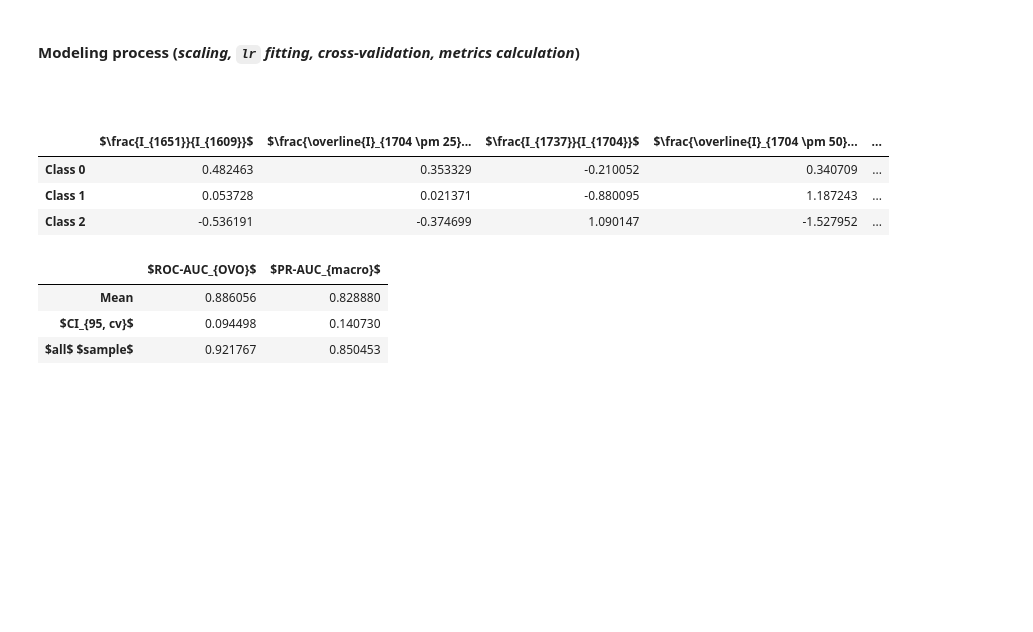
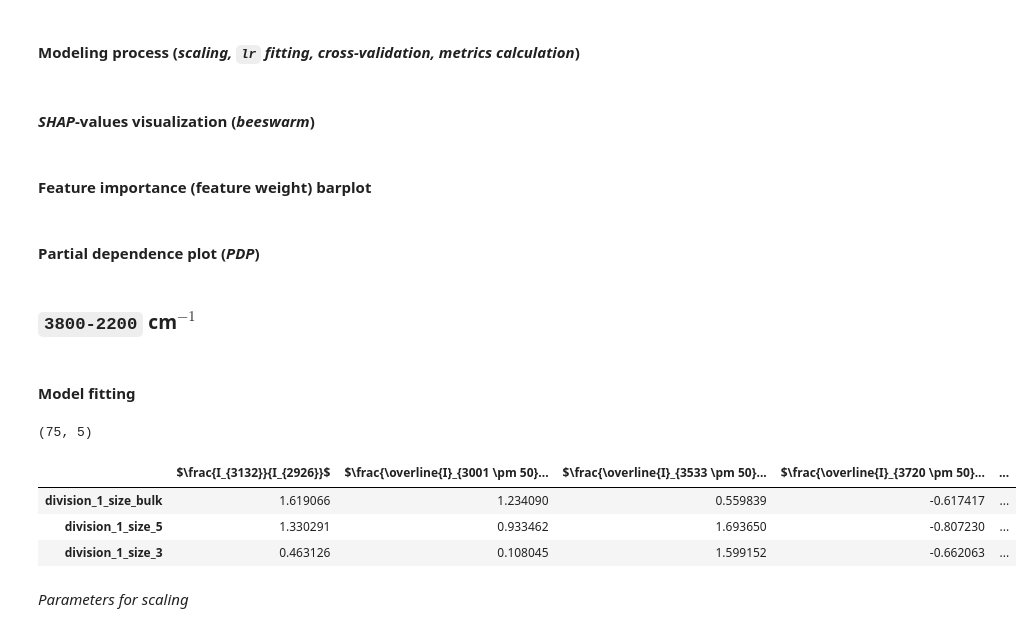
Before and after one commit to Fltvv/go-ftir-sfa, a Jupyter notebook: code/04a_modeling_lr.ipynb, the cells around one changed output. Drawn from its saved outputs; the diff is of its cells as text; code cells hidden in the pictures; blank space fills up the shorter version.

```diff
--- a/code/04a_modeling_lr.ipynb
+++ b/code/04a_modeling_lr.ipynb
@@ -257,7 +274,7 @@ with tqdm_joblib(desc='Calculation progress', total=len(features_list)):
 # %%
 of_metrics_df = pd.DataFrame(results)
 
-of_metrics_df = of_metrics_df.sort_values(by=['$ROC-AUC_{ovo}^{CV}$', '$ROC-AUC_{ovo}$'], ascending=[False, False])
+of_metrics_df = of_metrics_df.sort_values(by=['$ROC-AUC_{ovr}^{CV}$', '$ROC-AUC_{ovr}$'], ascending=[False, False])
 
 print(of_metrics_df.shape)
 of_metrics_df.head(3)
@@ -649,9 +671,9 @@ selected_feats_3800_2200, selection_log_3800_2200 = forward_selection_parallel(
     features_df=features_df,
     target=target,
     candidate_features=candidate_features_3800_2200,
-    scoring='roc_auc_ovo',
+    scoring='roc_auc_ovr',
     min_uplift=0.002,
-    max_features=7,
+    max_features=5,
     use_cv=True,
     cv_folds=5,
     n_jobs=-1
@@ -769,13 +791,13 @@ plt.show()
 # %% [markdown]
 #### Modeling process (*scaling, `lr` fitting, cross-validation, metrics calculation*)
 # %%
-def run_logreg_analysis(df, feature_list, target, cv_folds=5, random_state=42):
+def logreg_analysis(df, feature_list, target, cv_folds=5, random_state=42):
     X = df[feature_list].copy()
     y = target.copy()
 
-    def roc_auc_ovo_metric(estimator, X, y_true):
+    def roc_auc_ovr_metric(estimator, X, y_true):
         y_pred_proba = estimator.predict_proba(X)
-        return roc_auc_score(y_true, y_pred_proba, multi_class='ovo', average='macro')
+        return roc_auc_score(y_true, y_pred_proba, multi_class='ovr', average='macro')
 
     def pr_auc_macro_metric(estimator, X, y_true):
         y_pred_proba = estimator.predict_proba(X)
@@ -783,7 +805,7 @@ def run_logreg_analysis(df, feature_list, target, cv_folds=5, random_state=42):
 
     clf_cv = Pipeline([
         ('scaler', StandardScaler()),
-        ('logreg', LogisticRegression(multi_class='multinomial', solver='lbfgs', max_iter=1000, random_state=random_state))
+        ('logreg', LogisticRegression(multi_class='ovr', solver='lbfgs', max_iter=1000, random_state=random_state))
     ])
 
     skf = StratifiedKFold(n_splits=cv_folds, shuffle=True, random_state=random_state)
@@ -792,24 +814,31 @@ def run_logreg_analysis(df, feature_list, target, cv_folds=5, random_state=42):
         clf_cv, X, y,
         cv=skf,
         scoring={
-            'roc_auc_ovo': roc_auc_ovo_metric,
+            'roc_auc_ovr': roc_auc_ovr_metric,
             'pr_auc_macro': pr_auc_macro_metric
         },
         return_train_score=False
     )
 
     scaler = StandardScaler()
-    X_scaled = scaler.fit_transform(X)
+    X_scaled = X.copy()
+    X_scaled.iloc[:, :] = scaler.fit_transform(X_scaled)
 
-    clf = LogisticRegression(multi_class='multinomial', solver='lbfgs', max_iter=1000, random_state=random_state)
+    clf = LogisticRegression(multi_class='ovr', solver='lbfgs', max_iter=1000, random_state=random_state)
     clf.fit(X_scaled, y)
 
     y_proba = clf.predict_proba(X_scaled)
-    roc_auc_full = roc_auc_score(y, y_proba, multi_class='ovo', average='macro')
+    roc_auc_full = roc_auc_score(y, y_proba, multi_class='ovr', average='macro')
     pr_auc_full = average_precision_score(y, y_proba, average='macro')
 
     coef_df = pd.DataFrame(clf.coef_, columns=feature_list, index=[f'Class {c}' for c in clf.classes_])
     coef_df['Intercept'] = clf.intercept_
+
+    scaler_df = pd.DataFrame({
+        'Feature': feature_list,
+        'Mean': scaler.mean_,
+        'Std': scaler.scale_
+    })
 
     def ci95(series):
         mean = np.mean(series)
@@ -819,11 +848,11 @@ def run_logreg_analysis(df, feature_list, target, cv_folds=5, random_state=42):
         margin = t_score * std / np.sqrt(n)
         return mean, margin
 
-    roc_auc_mean, roc_auc_ci = ci95(cv_results['test_roc_auc_ovo'])
+    roc_auc_mean, roc_auc_ci = ci95(cv_results['test_roc_auc_ovr'])
     pr_auc_mean, pr_auc_ci = ci95(cv_results['test_pr_auc_macro'])
 
     metrics_df = pd.DataFrame({
-        '$ROC-AUC_{OVO}$': {
+        '$ROC-AUC_{ovr}$': {
             'Mean': roc_auc_mean,
             '$CI_{95, cv}$': roc_auc_ci,
             '$all$ $sample$': roc_auc_full
@@ -835,4 +864,6 @@ def run_logreg_analysis(df, feature_list, target, cv_folds=5, random_state=42):
         }
     })
 
-    return clf, coef_df, metrics_df
+    return clf, X_scaled, scaler_df, coef_df, metrics_df
+# %% [markdown]
+#### *SHAP*-values visualization (*beeswarm*)
@@ -838,0 +914,2 @@ def run_logreg_analysis(df, feature_list, target, cv_folds=5, random_state=42):
+# %% [markdown]
+#### Feature importance (feature weight) barplot
@@ -839,20 +945,23 @@ def run_logreg_analysis(df, feature_list, target, cv_folds=5, random_state=42):
+# %% [markdown]
+#### Partial dependence plot (*PDP*)
 # %% [markdown]
-###
+### `3800-2200` cm$^{-1}$
+# %% [markdown]
+#### Model fitting
 # %%
-model, coef_df, metrics_df = run_logreg_analysis(
+model, X_scaled, scaler_df, coef_df, metrics_df = logreg_analysis(
     df=features_df,
-    feature_list=selected_feats_1900_800,
+    feature_list=selected_feats_3800_2200,
     target=target
 )
 
-display(coef_df)
-display(metrics_df)
+print(X_scaled.shape)
+X_scaled.head(3)
 # %% [output]
+(75, 5)
-|  | $\frac{I_{1651}}{I_{1609}}$ | $\frac{\overline{I}_{1704 \pm 25}... | $\frac{I_{1737}}{I_{1704}}$ | $\frac{\overline{I}_{1704 \pm 50}... | ... |
-| Class 0 | 0.482463 | 0.353329 | -0.210052 | 0.340709 | ... |
-| Class 1 | 0.053728 | 0.021371 | -0.880095 | 1.187243 | ... |
-| Class 2 | -0.536191 | -0.374699 | 1.090147 | -1.527952 | ... |
+|  | $\frac{I_{3132}}{I_{2926}}$ | $\frac{\overline{I}_{3001 \pm 50}... | $\frac{\overline{I}_{3533 \pm 50}... | $\frac{\overline{I}_{3720 \pm 50}... | ... |
+| division_1_size_bulk | 1.619066 | 1.234090 | 0.559839 | -0.617417 | ... |
+| division_1_size_5 | 1.330291 | 0.933462 | 1.693650 | -0.807230 | ... |
+| division_1_size_3 | 0.463126 | 0.108045 | 1.599152 | -0.662063 | ... |
-|  | $ROC-AUC_{OVO}$ | $PR-AUC_{macro}$ |
-| Mean | 0.886056 | 0.828880 |
-| $CI_{95, cv}$ | 0.094498 | 0.140730 |
-| $all$ $sample$ | 0.921767 | 0.850453 |
+# %% [markdown]
+*Parameters for scaling*
```
Also changed, not shown: parts of 42 cells of this notebook, 8 other files.
